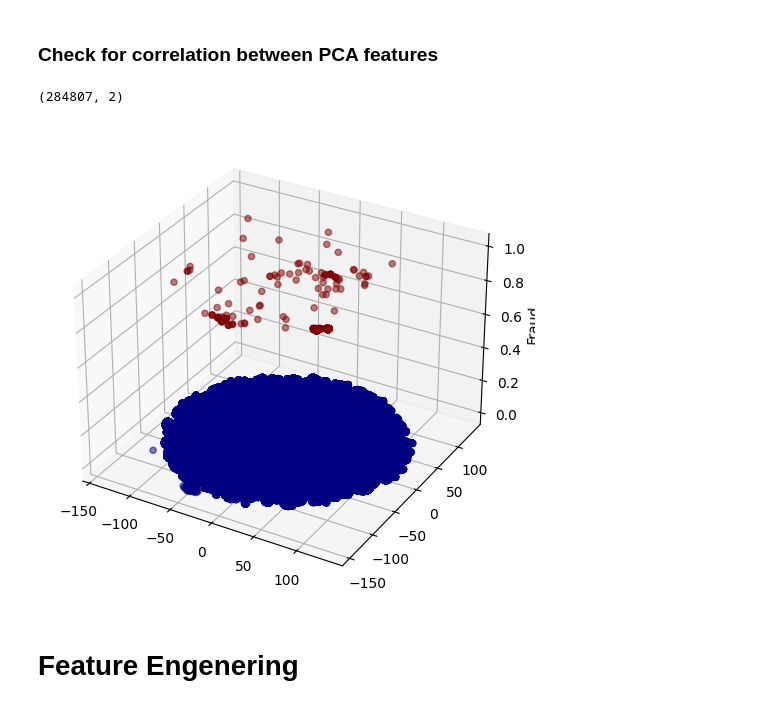
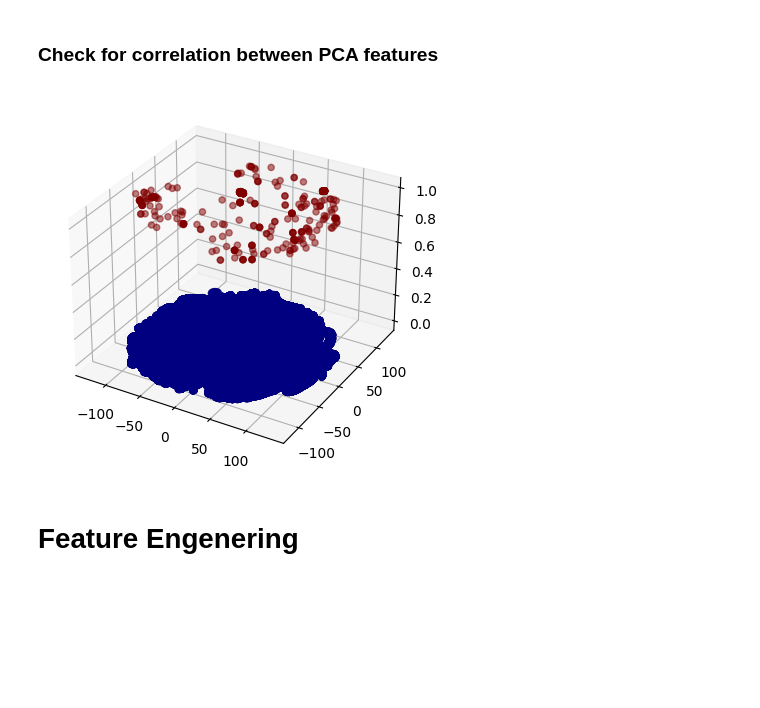
Before and after one commit to sigurdurb/credit-card-fraud-detector, a Jupyter notebook: DataAnalysis.ipynb, the cells around one changed output. Drawn from its saved outputs; the diff is of its cells as text; code cells hidden in the pictures; blank space fills up the shorter version.

Commit message:
Add Time-Hour and amount to t-SNE plot

```diff
--- a/DataAnalysis.ipynb
+++ b/DataAnalysis.ipynb
@@ -190,25 +190,18 @@ correlation_res.sort(key=lambda x: x[2], reverse=True)
 print('\n'.join(map(lambda x: f'{x[0]}:{x[1]} - {x[2]}', correlation_res)))
 # %%
 from sklearn.manifold import TSNE
-
 columns = pd.Series(credidcard_fraud_df.columns)
-v_columns = columns[columns.str.startswith('V')]
+columns = columns[(columns!='Time') & (columns!='Class')]
 
 tsne = TSNE(n_components=2, n_jobs=-1)
-embedded_credit_card_pca = tsne.fit_transform(credidcard_fraud_df[v_columns])
-
-embedded_credit_card_pca.shape
+embedded_credit_card_pca = tsne.fit_transform(credidcard_fraud_df[columns])
-# %% [output]
-(284807, 2)
 # %%
-fig = plt.figure(figsize=(14, 6))
+fig = plt.figure()
 ax = plt.axes(projection='3d')
 ax.scatter(embedded_credit_card_pca[:, 0], embedded_credit_card_pca[:,1], credidcard_fraud_df['Class'], cmap='jet', c=credidcard_fraud_df['Class'], alpha=0.5)
 ax.set_zlabel('Fraud')
-ax.zaxis.labelpad = 0.7
-plt.show()
 # %% [output]
-[figure, old version]
+[figure, new version]
 # %% [markdown]
 # Feature Engenering
 # %%
```
Also changed, not shown: parts of 1 cell of this notebook.
